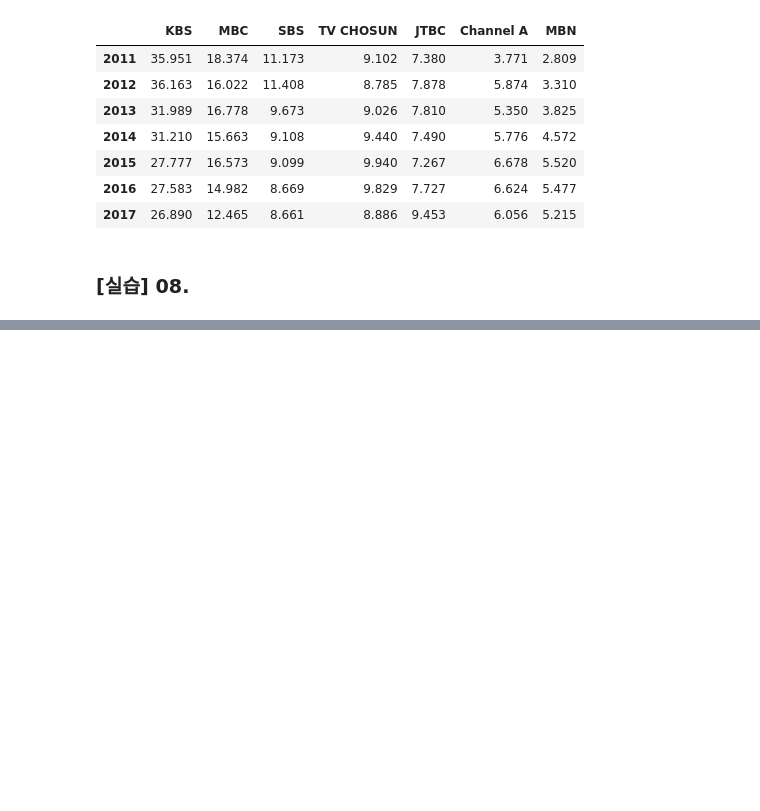
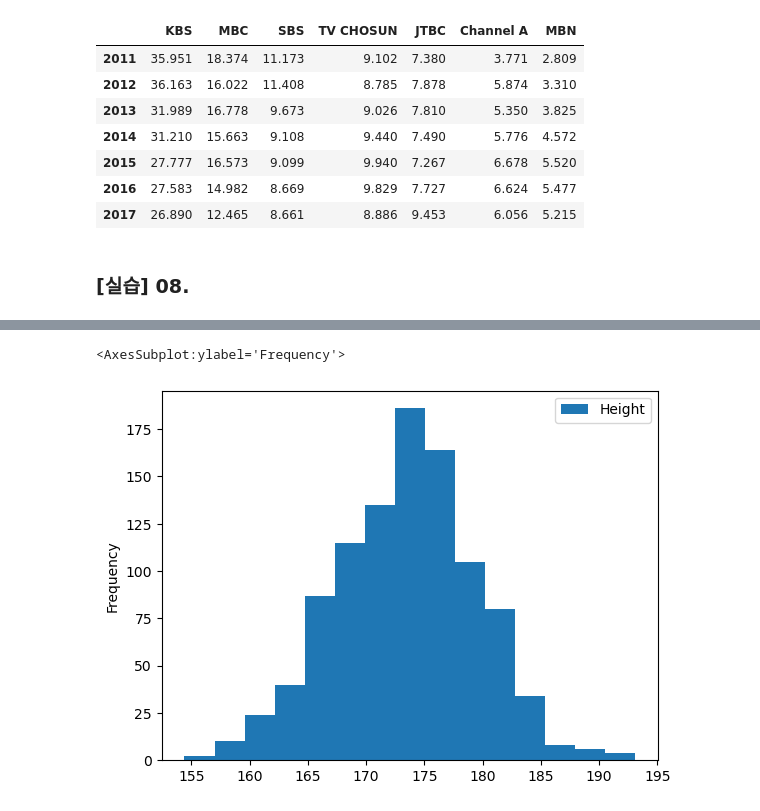
Before and after one commit to lihyel/python_study, a Jupyter notebook: Solution_Note/step3-3 데이터분석과 시각화/01. 시각화와 그래프.ipynb, the cells around one changed output, grey strips where cells are left out. Drawn from its saved outputs; the diff is of its cells as text; code cells hidden in the pictures; blank space fills up the shorter version.

```diff
--- a/Solution_Note/step3-3 데이터분석과 시각화/01. 시각화와 그래프.ipynb
+++ b/Solution_Note/step3-3 데이터분석과 시각화/01. 시각화와 그래프.ipynb
@@ -205,0 +253,7 @@ adobe_job.plot(kind = 'pie', y = 'count')
+# %%
+# 범위를 바꾸고 싶다면 bins
+# 범위를 더 세세하게 나눈다고 좋은게 아님 -> 상황에 맞게 좋은 인사이트를 주는 범위를 설정해야함
+df.plot(kind = 'hist', y = 'Height', bins = 15)
+# %% [output]
+<AxesSubplot:ylabel='Frequency'>
+[figure, added]
```
Also changed, not shown: parts of 20 cells of this notebook.
